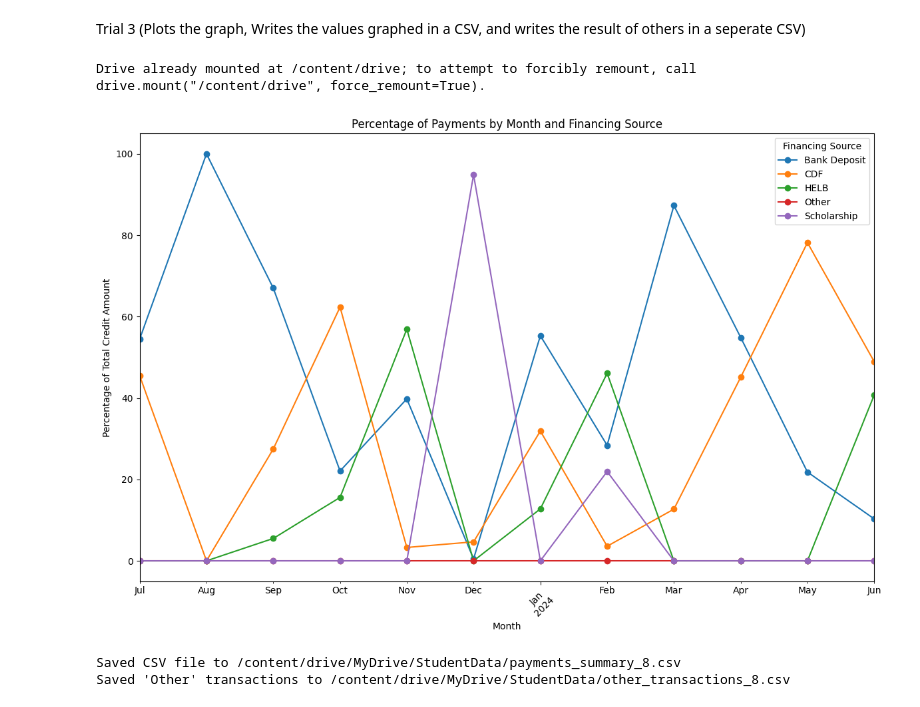
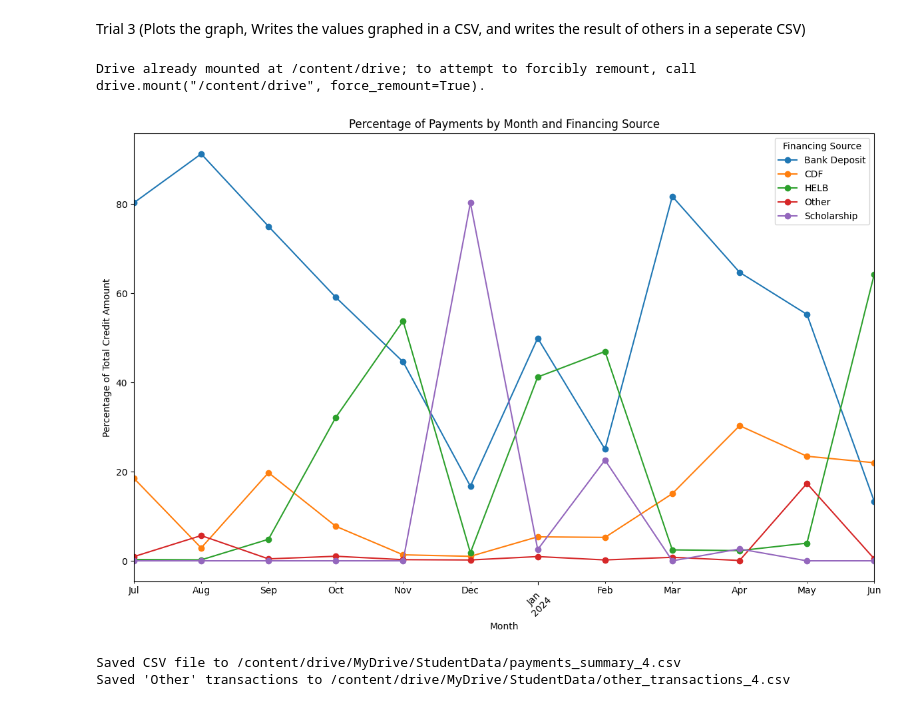
Before and after one commit to Evanson12/Data-Analysis-for-OEWG-Transcripts, a Jupyter notebook: Payment_Percentage.ipynb, the cells around one changed output. Saved outputs shown, nothing was run; the diff lists cells and outputs as text; code cells hidden in the pictures.

Commit message:
Working with 2023/2024 data

```diff
--- a/Payment_Percentage.ipynb
+++ b/Payment_Percentage.ipynb
@@ -153,7 +153,7 @@ drive.mount('/content/drive')
 
 # Define file paths
 base_dir = '/content/drive/MyDrive/StudentData/'
-file_path = os.path.join(base_dir, 'report.xlsx')
+file_path = os.path.join(base_dir, 'report2.xlsx')
 
 # Load the data
 df = pd.read_excel(file_path)
@@ -165,6 +165,8 @@ df['Due Date'] = pd.to_datetime(df['Due Date'])
 # Filter out transactions with 'REV' or 'bad debt' in the description
 df = df[~df['Description'].str.contains('REV', case=False, na=False)]
 df = df[~df['Description'].str.contains('bad debt', case=False, na=False)]
+df = df[~df['Description'].str.contains('Fees for', case=False, na=False)]
+df = df[~df['Description'].str.contains('supp', case=False, na=False)]
 
 # Filter dates between July 2023 and June 2024
 start_date = '2023-07-01'
@@ -181,17 +183,17 @@ df['Credit Amount'] = pd.to_numeric(df['Credit Amount'], errors='coerce').fillna
 def classify_source(description):
     if 'CQ' in str(description):
         return 'CDF'
-    elif 'CDF' in str(description):
+    elif 'CDF' in str(description) or 'bursary' in str(description):
         return 'CDF'
-    elif 'Bank Deposit' in str(description):
+    elif 'Bank Deposit' in str(description) or 'check-off' in str(description) or 'ALUMNI BURSARY' in str(description) or 'SAMU BURSARY' in str(description):
         return 'Bank Deposit'
     elif '2524#' in str(description):
         return 'Bank Deposit'
-    elif 'TRANS' in str(description):
+    elif 'TRANS' in str(description) or 'TRNS' in str(description) or '11th' in str(description):
         return 'Bank Deposit'
     elif 'Transfer fee' in str(description):
         return 'Bank Deposit'
-    elif 'Unidentified' in str(description):
+    elif 'Unidentified' in str(description) or 'Unid' in str(description):
         return 'Bank Deposit'
     elif 'GOK' in str(description):
         return 'Scholarship'
@@ -214,33 +216,33 @@ pivot_table_percentage = pivot_table.div(pivot_table.sum(axis=1), axis=0) * 100
 pivot_table_percentage.plot(kind='line', figsize=(12, 8), marker='o')
 plt.title('Percentage of Payments by Month and Financing Source')
 plt.xlabel('Month')
 plt.ylabel('Percentage of Total Credit Amount')
 plt.xticks(rotation=45)
 plt.legend(title='Financing Source')
 plt.tight_layout()
 plt.show()
 
 # Save the list of items to a CSV file
 file_counter = 1
 csv_filename = f'payments_summary_{file_counter}.csv'
 while os.path.exists(os.path.join(base_dir, csv_filename)):
     file_counter += 1
     csv_filename = f'payments_summary_{file_counter}.csv'
 csv_path = os.path.join(base_dir, csv_filename)
 grouped.to_csv(csv_path, index=False)
 print(f"Saved CSV file to {csv_path}")
 
 # Save 'Other' transactions to a CSV file
 file_counter = 1
 other_csv_filename = f'other_transactions_{file_counter}.csv'
 while os.path.exists(os.path.join(base_dir, other_csv_filename)):
     file_counter += 1
     other_csv_filename = f'other_transactions_{file_counter}.csv'
 other_csv_path = os.path.join(base_dir, other_csv_filename)
 df_other.to_csv(other_csv_path, index=False)
 print(f"Saved 'Other' transactions to {other_csv_path}")
 # %% [output]
 Drive already mounted at /content/drive; to attempt to forcibly remount, call drive.mount("/content/drive", force_remount=True).
-[figure, old version]
+[figure, new version]
-Saved CSV file to /content/drive/MyDrive/StudentData/payments_summary_8.csv
-Saved 'Other' transactions to /content/drive/MyDrive/StudentData/other_transactions_8.csv
+Saved CSV file to /content/drive/MyDrive/StudentData/payments_summary_4.csv
+Saved 'Other' transactions to /content/drive/MyDrive/StudentData/other_transactions_4.csv
```
